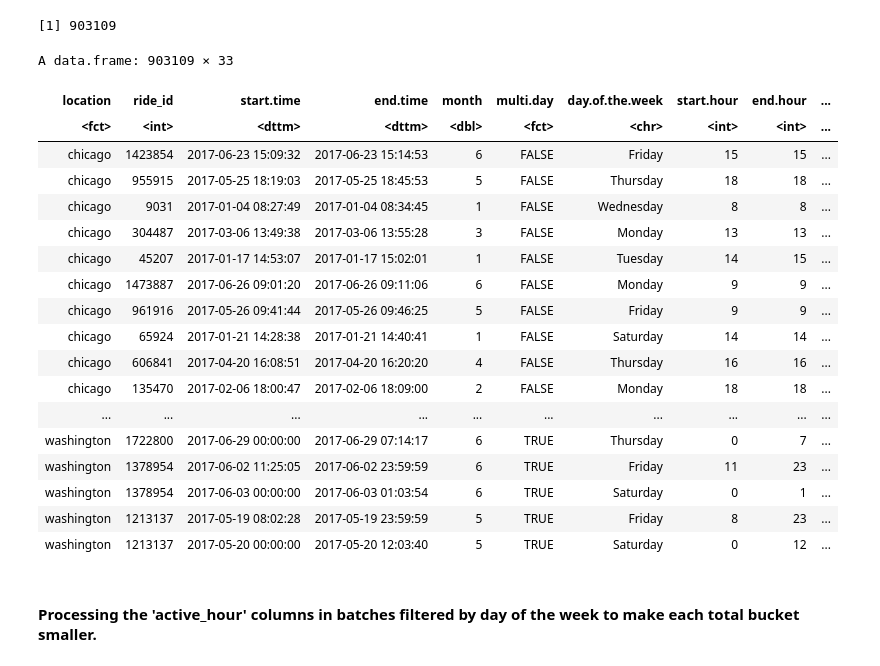
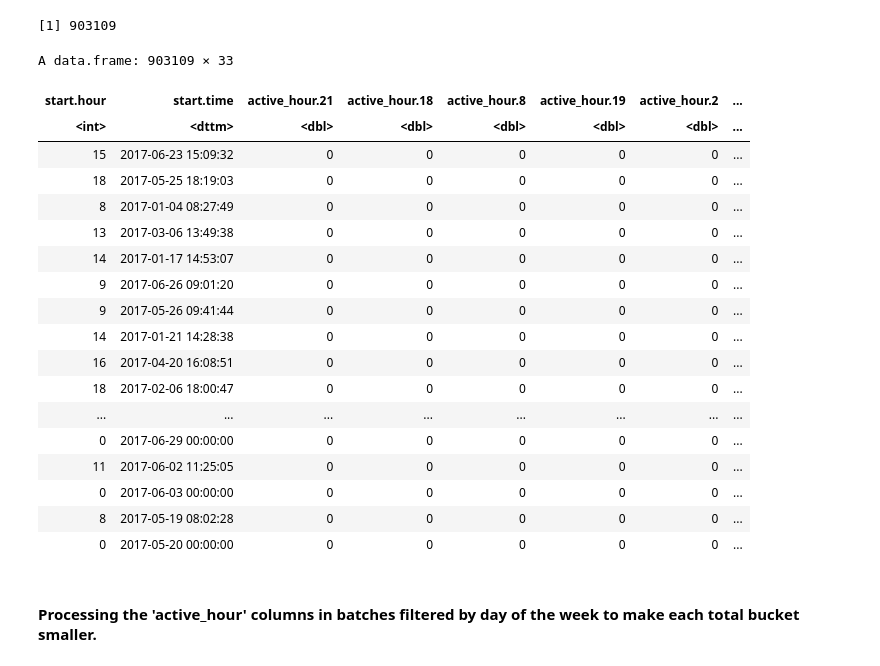
Before and after one commit to DantyDCook/D498, a Jupyter notebook: D498_Project_R_Code_DDCook.ipynb, the cells around one changed output. Saved outputs shown, nothing was run; the diff lists cells and outputs as text; code cells hidden in the pictures.

```diff
--- a/D498_Project_R_Code_DDCook.ipynb
+++ b/D498_Project_R_Code_DDCook.ipynb
@@ -998,27 +963,28 @@ nrow(combined_rides_common_timeframes_active_matrix)
 [1] 903109
 # %%
 # Visual Inspection
-View(combined_rides_common_timeframes_active_matrix)
+#View(combined_rides_common_timeframes_active_matrix)
+sample(combined_rides_common_timeframes_active_matrix)
 # %% [output]
 A data.frame: 903109 × 33
-| location | ride_id | start.time | end.time | month | multi.day | day.of.the.week | start.hour | end.hour | ... |
-| <fct> | <int> | <dttm> | <dttm> | <dbl> | <fct> | <chr> | <int> | <int> | ... |
-| chicago | 1423854 | 2017-06-23 15:09:32 | 2017-06-23 15:14:53 | 6 | FALSE | Friday | 15 | 15 | ... |
-| chicago | 955915 | 2017-05-25 18:19:03 | 2017-05-25 18:45:53 | 5 | FALSE | Thursday | 18 | 18 | ... |
-| chicago | 9031 | 2017-01-04 08:27:49 | 2017-01-04 08:34:45 | 1 | FALSE | Wednesday | 8 | 8 | ... |
-| chicago | 304487 | 2017-03-06 13:49:38 | 2017-03-06 13:55:28 | 3 | FALSE | Monday | 13 | 13 | ... |
-| chicago | 45207 | 2017-01-17 14:53:07 | 2017-01-17 15:02:01 | 1 | FALSE | Tuesday | 14 | 15 | ... |
-| chicago | 1473887 | 2017-06-26 09:01:20 | 2017-06-26 09:11:06 | 6 | FALSE | Monday | 9 | 9 | ... |
-| chicago | 961916 | 2017-05-26 09:41:44 | 2017-05-26 09:46:25 | 5 | FALSE | Friday | 9 | 9 | ... |
-| chicago | 65924 | 2017-01-21 14:28:38 | 2017-01-21 14:40:41 | 1 | FALSE | Saturday | 14 | 14 | ... |
-| chicago | 606841 | 2017-04-20 16:08:51 | 2017-04-20 16:20:20 | 4 | FALSE | Thursday | 16 | 16 | ... |
-| chicago | 135470 | 2017-02-06 18:00:47 | 2017-02-06 18:09:00 | 2 | FALSE | Monday | 18 | 18 | ... |
-| ... | ... | ... | ... | ... | ... | ... | ... | ... | ... |
-| washington | 1722800 | 2017-06-29 00:00:00 | 2017-06-29 07:14:17 | 6 | TRUE | Thursday | 0 | 7 | ... |
-| washington | 1378954 | 2017-06-02 11:25:05 | 2017-06-02 23:59:59 | 6 | TRUE | Friday | 11 | 23 | ... |
-| washington | 1378954 | 2017-06-03 00:00:00 | 2017-06-03 01:03:54 | 6 | TRUE | Saturday | 0 | 1 | ... |
-| washington | 1213137 | 2017-05-19 08:02:28 | 2017-05-19 23:59:59 | 5 | TRUE | Friday | 8 | 23 | ... |
-| washington | 1213137 | 2017-05-20 00:00:00 | 2017-05-20 12:03:40 | 5 | TRUE | Saturday | 0 | 12 | ... |
+| start.hour | start.time | active_hour.21 | active_hour.18 | active_hour.8 | active_hour.19 | active_hour.2 | ... |
+| <int> | <dttm> | <dbl> | <dbl> | <dbl> | <dbl> | <dbl> | ... |
+| 15 | 2017-06-23 15:09:32 | 0 | 0 | 0 | 0 | 0 | ... |
+| 18 | 2017-05-25 18:19:03 | 0 | 0 | 0 | 0 | 0 | ... |
+| 8 | 2017-01-04 08:27:49 | 0 | 0 | 0 | 0 | 0 | ... |
+| 13 | 2017-03-06 13:49:38 | 0 | 0 | 0 | 0 | 0 | ... |
+| 14 | 2017-01-17 14:53:07 | 0 | 0 | 0 | 0 | 0 | ... |
+| 9 | 2017-06-26 09:01:20 | 0 | 0 | 0 | 0 | 0 | ... |
+| 9 | 2017-05-26 09:41:44 | 0 | 0 | 0 | 0 | 0 | ... |
+| 14 | 2017-01-21 14:28:38 | 0 | 0 | 0 | 0 | 0 | ... |
+| 16 | 2017-04-20 16:08:51 | 0 | 0 | 0 | 0 | 0 | ... |
+| 18 | 2017-02-06 18:00:47 | 0 | 0 | 0 | 0 | 0 | ... |
+| ... | ... | ... | ... | ... | ... | ... | ... |
+| 0 | 2017-06-29 00:00:00 | 0 | 0 | 0 | 0 | 0 | ... |
+| 11 | 2017-06-02 11:25:05 | 0 | 0 | 0 | 0 | 0 | ... |
+| 0 | 2017-06-03 00:00:00 | 0 | 0 | 0 | 0 | 0 | ... |
+| 8 | 2017-05-19 08:02:28 | 0 | 0 | 0 | 0 | 0 | ... |
+| 0 | 2017-05-20 00:00:00 | 0 | 0 | 0 | 0 | 0 | ... |
 # %%
 sunday_crct_df <- combined_rides_common_timeframes_active_matrix %>%
   filter(day.of.the.week == "Sunday")
```
Also changed, not shown: parts of 76 cells of this notebook, 34 other files.
